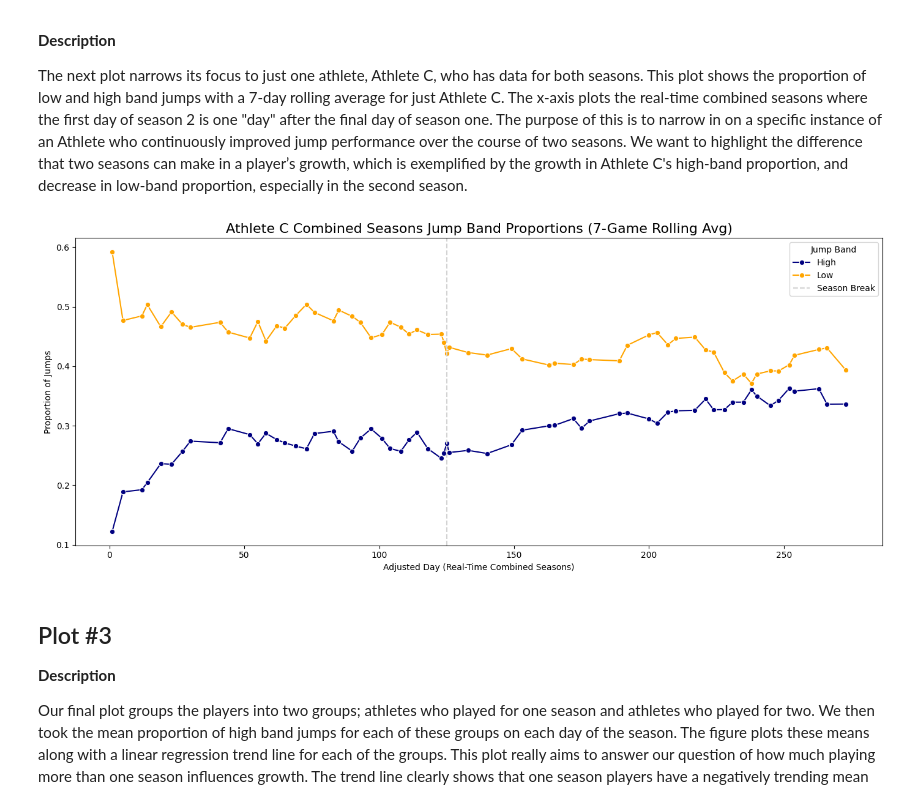
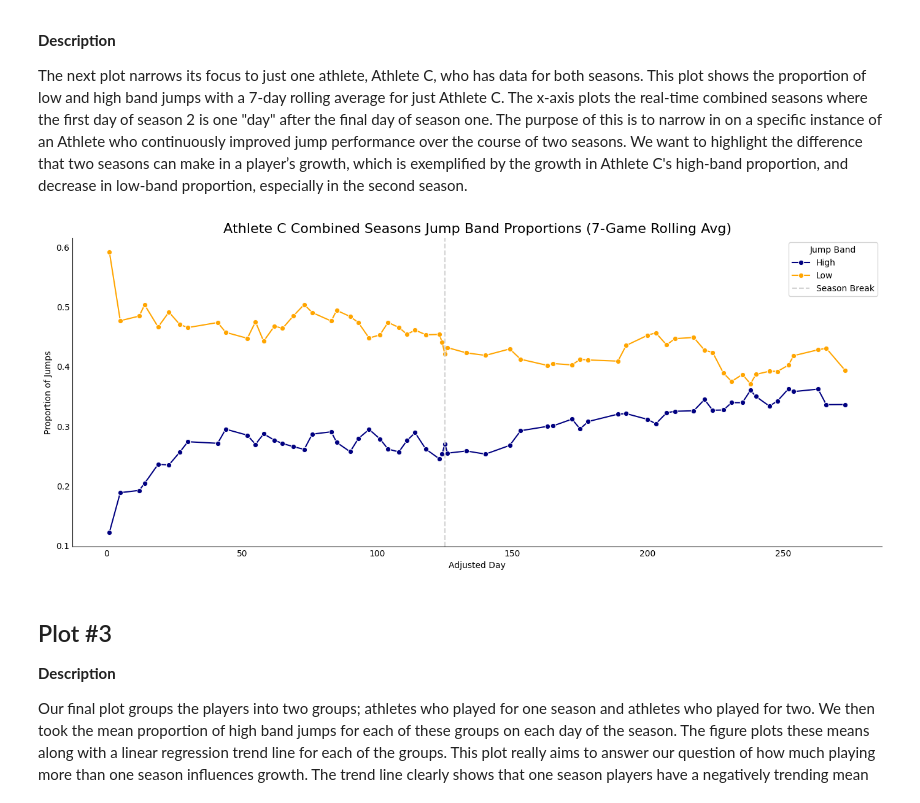
Before and after one commit to mgh2xx/FinalProject, a Jupyter notebook: assignments/dataviz.ipynb, the cells around one changed output. Saved outputs shown, nothing was run; the diff lists cells and outputs as text; code cells hidden in the pictures.

```diff
--- a/assignments/dataviz.ipynb
+++ b/assignments/dataviz.ipynb
@@ -134,25 +134,27 @@ rolling_df['Adjusted_Day'] = rolling_df.apply(adjust_day, axis=1)
 # %%
 # Filter for Athlete C
 Athlete_C = rolling_df[rolling_df["About"] == "Athlete C"]
 
 # Plot both seasons on a single real-time timeline using Adjusted_Day
 plt.figure(figsize=(14, 6))
 
 sns.lineplot(data=Athlete_C, x='Adjusted_Day', y='Prop_Jump_High', marker='o', color='navy', label='High')
 sns.lineplot(data=Athlete_C, x='Adjusted_Day', y='Prop_Jump_Low', marker='o', color='orange', label='Low')
 
 # Optional: draw line at the transition between Season 1 and Season 2
 season1_len = (rolling_df[rolling_df['Season'] == 1]['Date'].max() - rolling_df[rolling_df['Season'] == 1]['Date'].min()).days + 1
 plt.axvline(season1_len, linestyle='--', color='lightgray', label='Season Break')
 
 plt.title("Athlete C Combined Seasons Jump Band Proportions (7-Game Rolling Avg)", fontsize=16)
-plt.xlabel("Adjusted Day (Real-Time Combined Seasons)")
+plt.xlabel("Adjusted Day")
 plt.ylabel("Proportion of Jumps")
 plt.legend(title='Jump Band')
 plt.tight_layout()
+plt.gca().tick_params(axis = 'both', length = 0)
+sns.despine(top = True, right = True)
 plt.show()
 # %% [output]
-[figure, old version]
+[figure, new version]
 # %% [markdown]
 ## Plot #3
 
```
Also changed, not shown: parts of 2 cells of this notebook, 12 other files.
